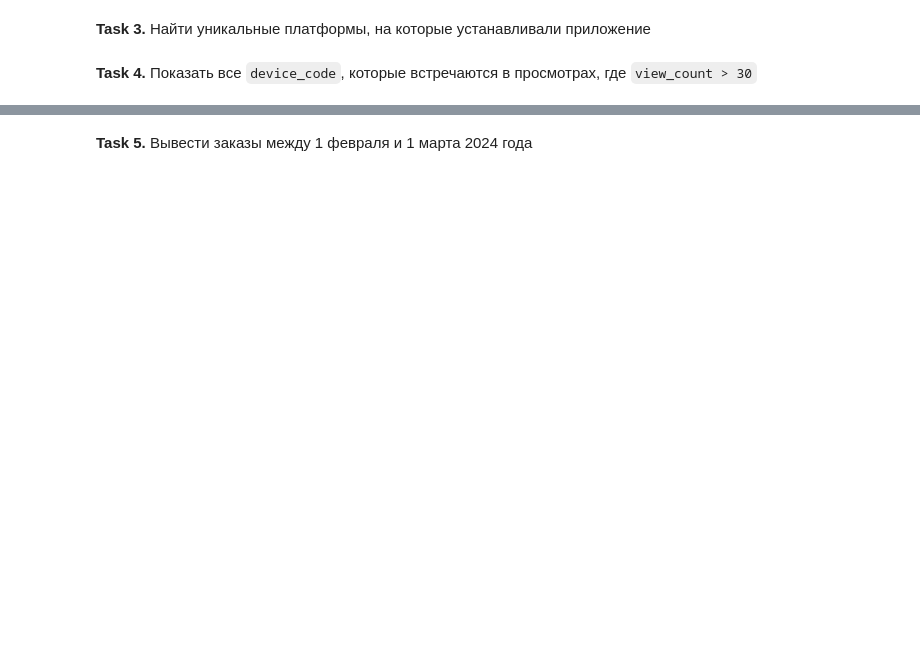
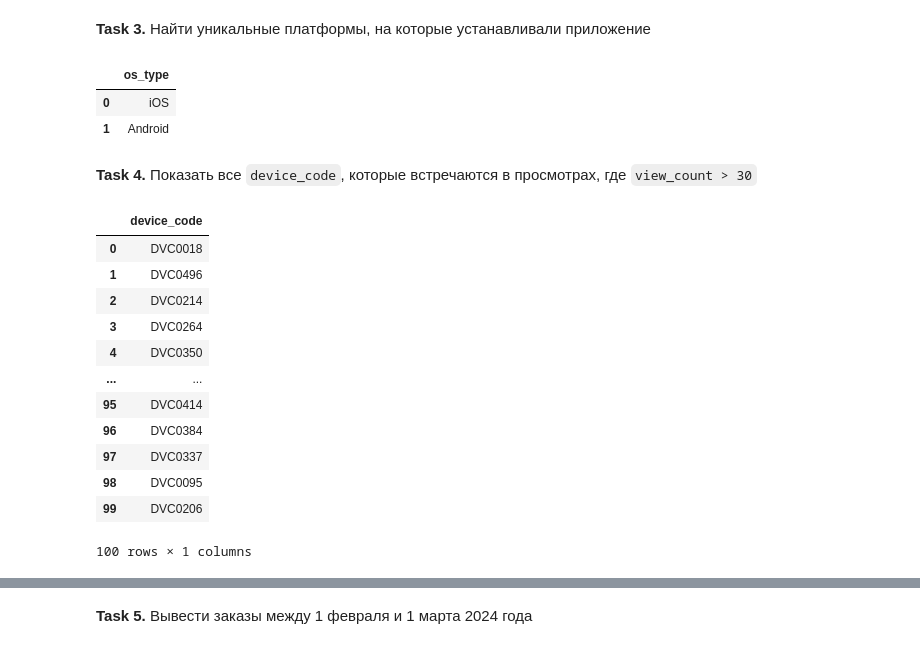
Before and after one commit to cpython-projects/da_1709, a Jupyter notebook: lesson_22.ipynb, the cells around one changed output, grey strips where cells are left out. Drawn from its saved outputs; the diff is of its cells as text; code cells hidden in the pictures; blank space fills up the shorter version.

```diff
--- a/lesson_22.ipynb
+++ b/lesson_22.ipynb
@@ -686,4 +730,39 @@ SELECT DISTINCT user_id, order_time FROM orders_log;
 # %% [markdown]
 **Task 3.** Найти уникальные платформы, на которые устанавливали приложение
+# %%
+query = """
+SELECT DISTINCT os_type
+FROM app_sessions;
+"""
+
+df = pd.read_sql(query, con=engine)
+df
+# %% [output]
+|  | os_type |
+| 0 | iOS |
+| 1 | Android |
 # %% [markdown]
 **Task 4.** Показать все `device_code`, которые встречаются в просмотрах, где `view_count > 30`
+# %%
+query = """
+SELECT DISTINCT device_code
+FROM product_views_log
+WHERE view_count >= 30;
+"""
+
+df = pd.read_sql(query, con=engine)
+df
+# %% [output]
+|  | device_code |
+| 0 | DVC0018 |
+| 1 | DVC0496 |
+| 2 | DVC0214 |
+| 3 | DVC0264 |
+| 4 | DVC0350 |
+| ... | ... |
+| 95 | DVC0414 |
+| 96 | DVC0384 |
+| 97 | DVC0337 |
+| 98 | DVC0095 |
+| 99 | DVC0206 |
+100 rows × 1 columns
```
Also changed, not shown: parts of 10 cells of this notebook.
